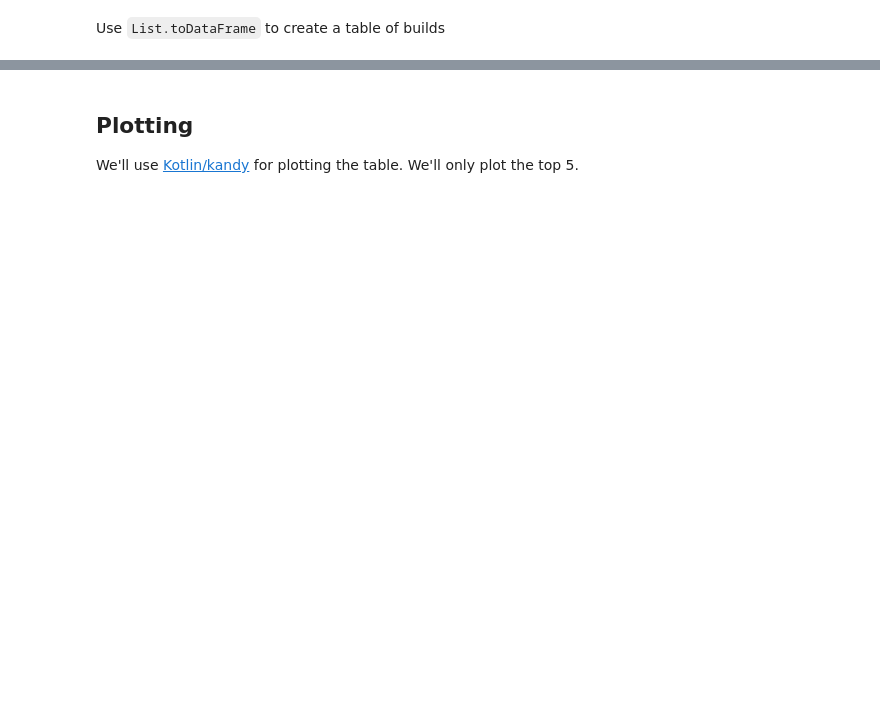
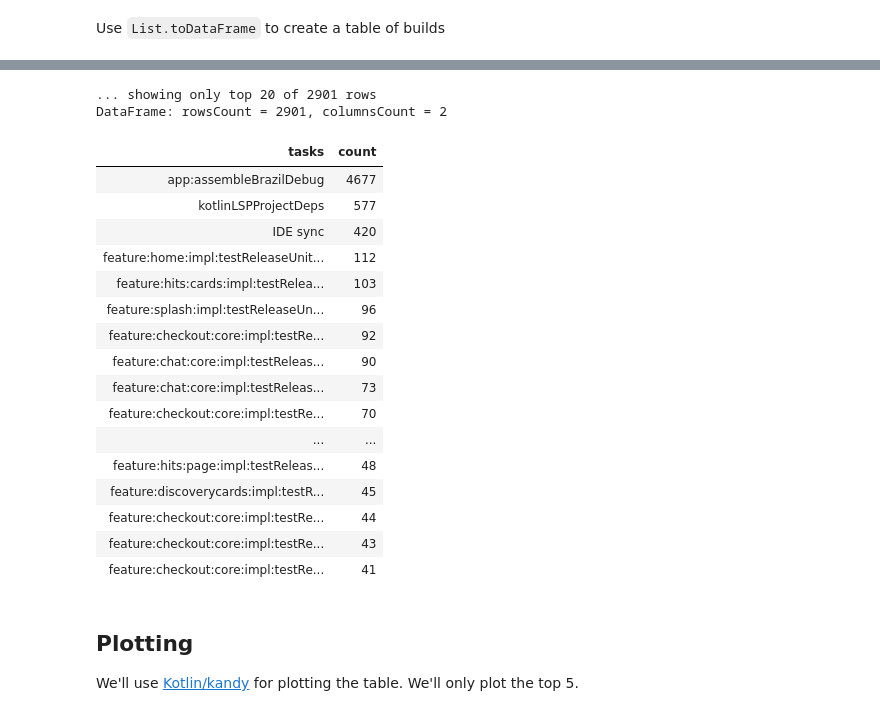
Before and after one commit to gabrielfeo/develocity-api-kotlin, a Jupyter notebook: examples/example-notebooks/MostFrequentBuilds.ipynb, the cells around one changed output, grey strips where cells are left out. Cells and saved outputs as stored; diff of their text form; code cells hidden in the pictures; blank space fills up the shorter version.

```diff
--- a/examples/example-notebooks/MostFrequentBuilds.ipynb
+++ b/examples/example-notebooks/MostFrequentBuilds.ipynb
@@ -87,6 +89,6 @@ val buildCounts = builds.toDataFrame {
     count() into "count"
 }.sortByDesc("count")
 
-// Jupyter will render the last cell line
+// Jupyter will render the last cell line (a String, an Int, a DataFrame, etc.)
 buildCounts
 # %% [output]
@@ -94,3 +95,22 @@ buildCounts
+... showing only top 20 of 2901 rows
+DataFrame: rowsCount = 2901, columnsCount = 2
+| tasks | count |
+| app:assembleBrazilDebug | 4677 |
+| kotlinLSPProjectDeps | 577 |
+| IDE sync | 420 |
+| feature:home:impl:testReleaseUnit... | 112 |
+| feature:hits:cards:impl:testRelea... | 103 |
+| feature:splash:impl:testReleaseUn... | 96 |
+| feature:checkout:core:impl:testRe... | 92 |
+| feature:chat:core:impl:testReleas... | 90 |
+| feature:chat:core:impl:testReleas... | 73 |
+| feature:checkout:core:impl:testRe... | 70 |
+| ... | ... |
+| feature:hits:page:impl:testReleas... | 48 |
+| feature:discoverycards:impl:testR... | 45 |
+| feature:checkout:core:impl:testRe... | 44 |
+| feature:checkout:core:impl:testRe... | 43 |
+| feature:checkout:core:impl:testRe... | 41 |
 # %% [markdown]
 ## Plotting
 
```
Also changed, not shown: parts of 9 cells of this notebook, 3 other files.
